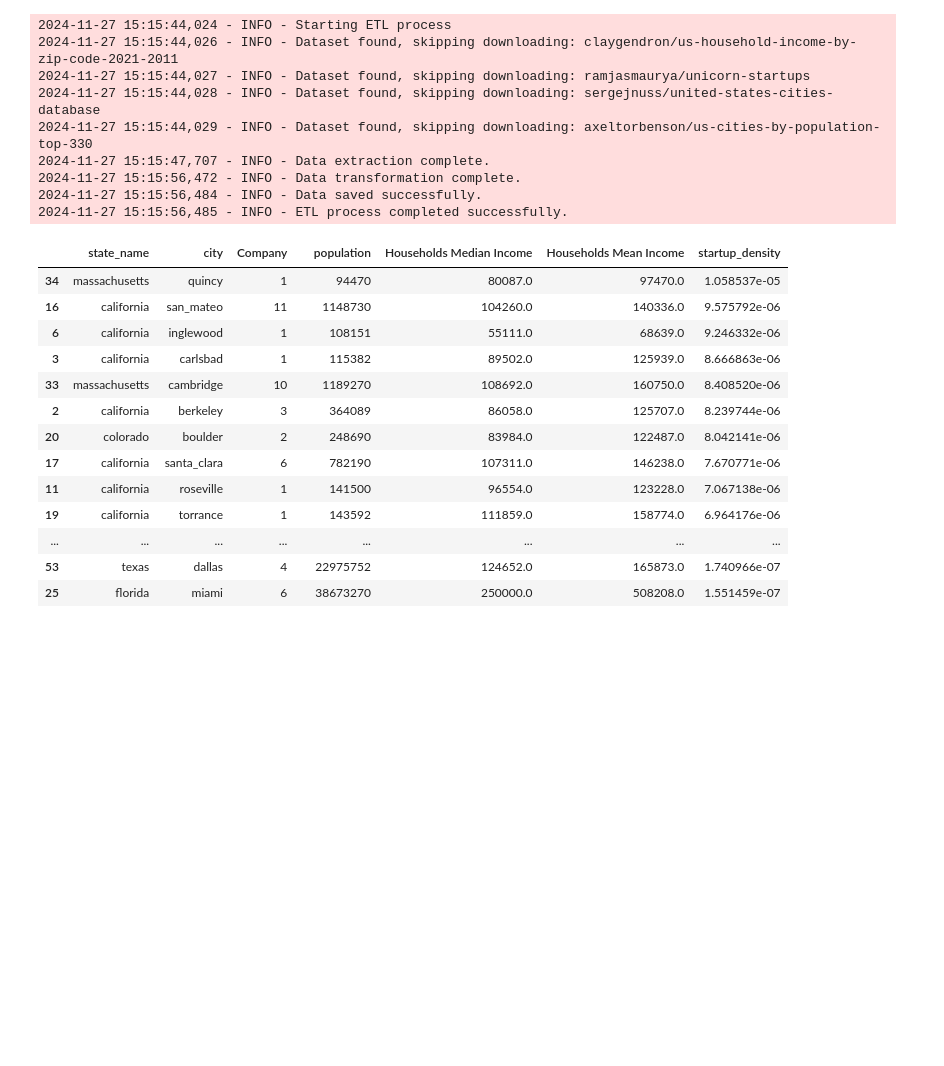
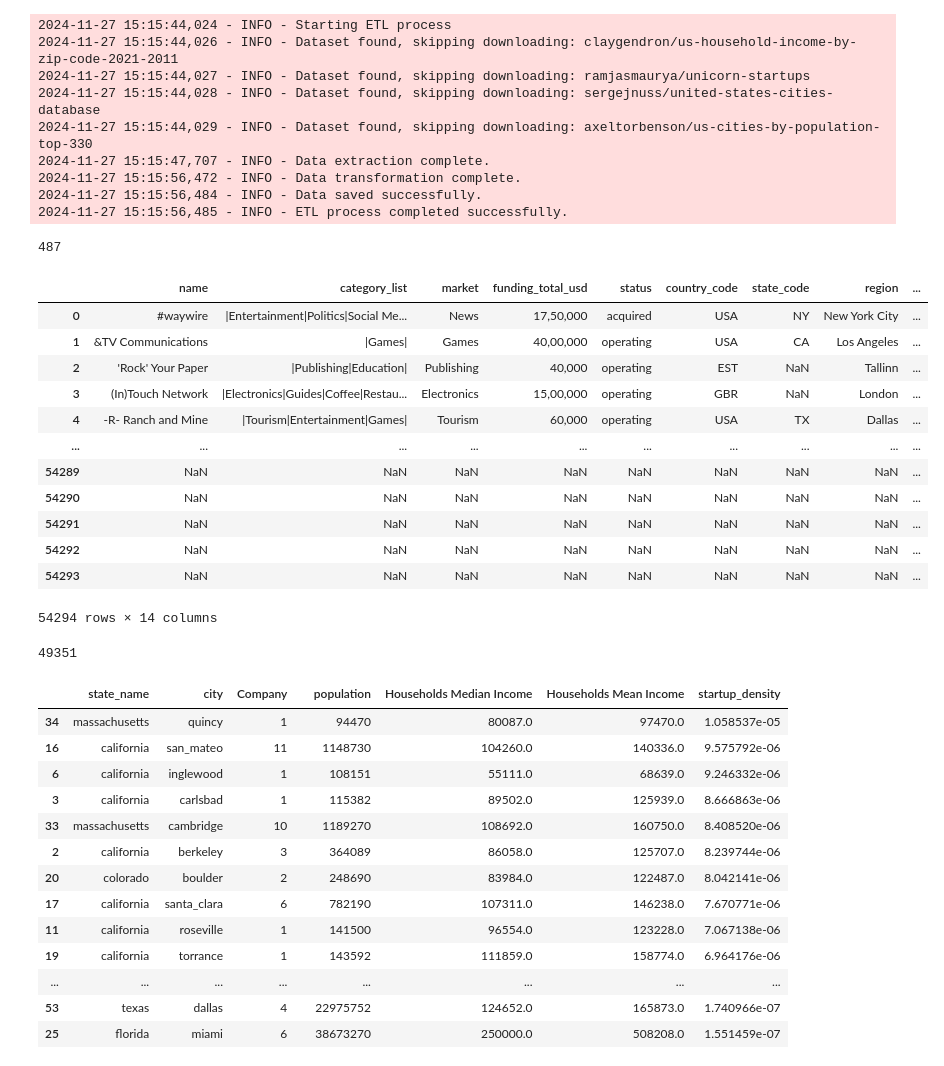
Before and after one commit to nomanarshad94/made-project-ws24, a Jupyter notebook: project/data_exploration.ipynb, the cells around one changed output. Saved outputs shown, nothing was run; the diff lists cells and outputs as text; code cells hidden in the pictures; blank space fills up the shorter version.

```diff
--- a/project/data_exploration.ipynb
+++ b/project/data_exploration.ipynb
@@ -1079,3 +1079,23 @@ Dataset URL: https://www.kaggle.com/datasets/axeltorbenson/us-cities-by-populati
 2024-11-27 15:15:56,472 - INFO - Data transformation complete.
 2024-11-27 15:15:56,484 - INFO - Data saved successfully.
 2024-11-27 15:15:56,485 - INFO - ETL process completed successfully.
+# %%
+len(transformed_df.Company.unique())
+# %% [output]
+487
+# %%
+df_vc
+# %% [output]
+|  | name | category_list | market | funding_total_usd | status | country_code | state_code | region | ... |
+| 0 | #waywire | |Entertainment|Politics|Social Me... | News | 17,50,000 | acquired | USA | NY | New York City | ... |
+| 1 | &TV Communications | |Games| | Games | 40,00,000 | operating | USA | CA | Los Angeles | ... |
+| 2 | 'Rock' Your Paper | |Publishing|Education| | Publishing | 40,000 | operating | EST | NaN | Tallinn | ... |
+| 3 | (In)Touch Network | |Electronics|Guides|Coffee|Restau... | Electronics | 15,00,000 | operating | GBR | NaN | London | ... |
+| 4 | -R- Ranch and Mine | |Tourism|Entertainment|Games| | Tourism | 60,000 | operating | USA | TX | Dallas | ... |
+| ... | ... | ... | ... | ... | ... | ... | ... | ... | ... |
+| 54289 | NaN | NaN | NaN | NaN | NaN | NaN | NaN | NaN | ... |
+| 54290 | NaN | NaN | NaN | NaN | NaN | NaN | NaN | NaN | ... |
+| 54291 | NaN | NaN | NaN | NaN | NaN | NaN | NaN | NaN | ... |
+| 54292 | NaN | NaN | NaN | NaN | NaN | NaN | NaN | NaN | ... |
+| 54293 | NaN | NaN | NaN | NaN | NaN | NaN | NaN | NaN | ... |
+54294 rows × 14 columns
@@ -1082,3 +1104,7 @@ Dataset URL: https://www.kaggle.com/datasets/axeltorbenson/us-cities-by-populati
+# %%
+len(df_vc.name.unique())
+# %% [output]
+49351
 # %%
 df_aggregated = transformed_df.groupby(['state_name','city']).agg({
     'Company': 'count',  # Startup count
```
Also changed, not shown: parts of 1 cell of this notebook, 1 other file.
